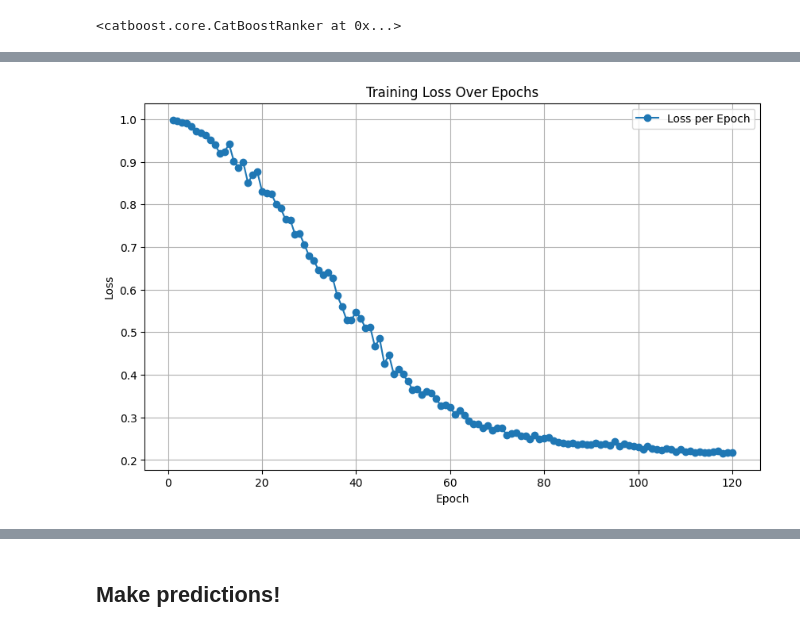
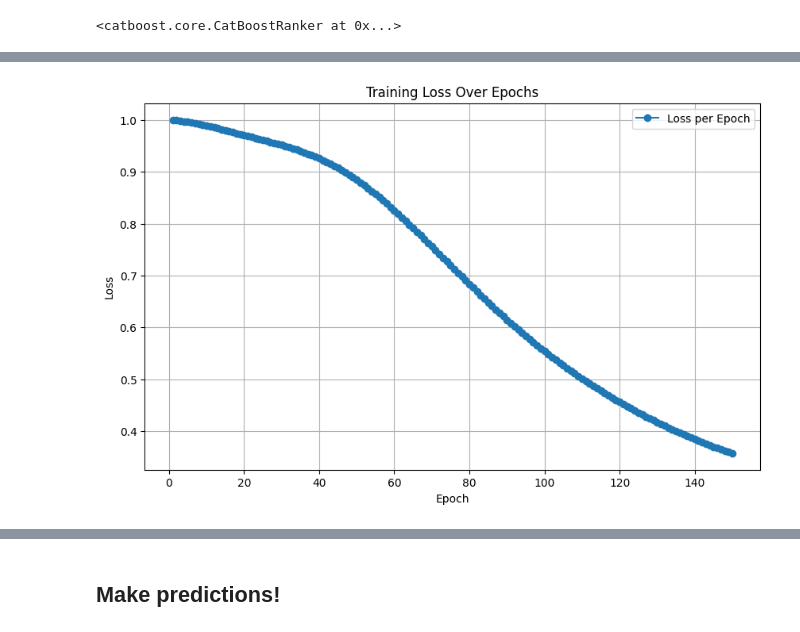
Before and after one commit to Skripkon/DatingGNN, a Jupyter notebook: community_detection/train_list_wise_ranking_experiments.ipynb, the cells around one changed output, grey strips where cells are left out. Saved outputs shown, nothing was run; the diff lists cells and outputs as text; code cells hidden in the pictures.

```diff
--- a/community_detection/train_list_wise_ranking_experiments.ipynb
+++ b/community_detection/train_list_wise_ranking_experiments.ipynb
@@ -64,7 +64,7 @@ females_features.shape, males_features.shape
 # %% [output]
 ((20533, 261), (31073, 261))
 # %%
-N: int = 500
+N: int = 20000
 
 # Cluster males and females separately
 males_clusters, females_clusters, males_kmeans, females_kmeans = cluster_users(males_features, females_features, num_clusters=10)
@@ -394,11 +394,17 @@ class ListWiseRankingNN(nn.Module):
         x = torch.cat([female_features, male_features], dim=2)  # Note dim=2 for list-wise
         x = torch.relu(self.fc1(x))
         x = torch.relu(self.fc2(x))
-        x = self.fc3(x)  # Output scores for the list
-        return x.squeeze(-1)  # Output shape: (batch_size, list_size)
+        scores = self.fc3(x).squeeze(-1)  # Output shape: (batch_size, list_size)
+        return scores
+
+    def predict_top_k(self, female_features, male_features, k=5):
+        scores = self.forward(female_features, male_features)  # Shape: (batch_size, list_size)
+        # print(scores.shape)
+        _, indices = torch.topk(scores, k=k, dim=1, largest=True, sorted=True)  # Get top-k indices
+        return indices, scores  # Return top-k indices and corresponding scores
 # %%
 class ListWiseRankingDataset(Dataset):
-    def __init__(self, female_features, male_features, edge_weights, group_size=5):
+    def __init__(self, female_features, male_features, edge_weights, group_size=50):
         self.group_size = group_size
 
         # Преобразуем данные в list-wise формат
@@ -421,9 +427,9 @@ class ListWiseRankingDataset(Dataset):
         }
 
 # Обновим датасет
-group_size = 5
+group_size = 200
 dataset = ListWiseRankingDataset(female_features_all, male_features_all, edge_weights_all, group_size)
-data_loader = DataLoader(dataset, batch_size=32, shuffle=True)
+data_loader = DataLoader(dataset, batch_size=64, shuffle=True)
 # %%
 def yetirank_loss(predictions, targets):
     # Calculate pairwise differences
@@ -436,10 +444,10 @@ def yetirank_loss(predictions, targets):
 # %%
-# Initialize the model, optimizer
-model = ListWiseRankingNN(female_input_dim=females_features.shape[1], male_input_dim=males_features.shape[1])
+
+model = ListWiseRankingNN(female_input_dim=len(female_features_all[0]), male_input_dim=len(male_features_all[0]))
 optimizer = torch.optim.AdamW(model.parameters(), lr=0.001)
 
 # Training loop
-num_epochs = 120
+num_epochs = 150
 losses = []  # To store loss values for plotting
 
 for epoch in range(num_epochs):
@@ -496 +504 @@ Epoch 120/120, Loss: 0.2168
-[figure, old version]
+[figure, new version]
```
Also changed, not shown: parts of 5 cells of this notebook.
